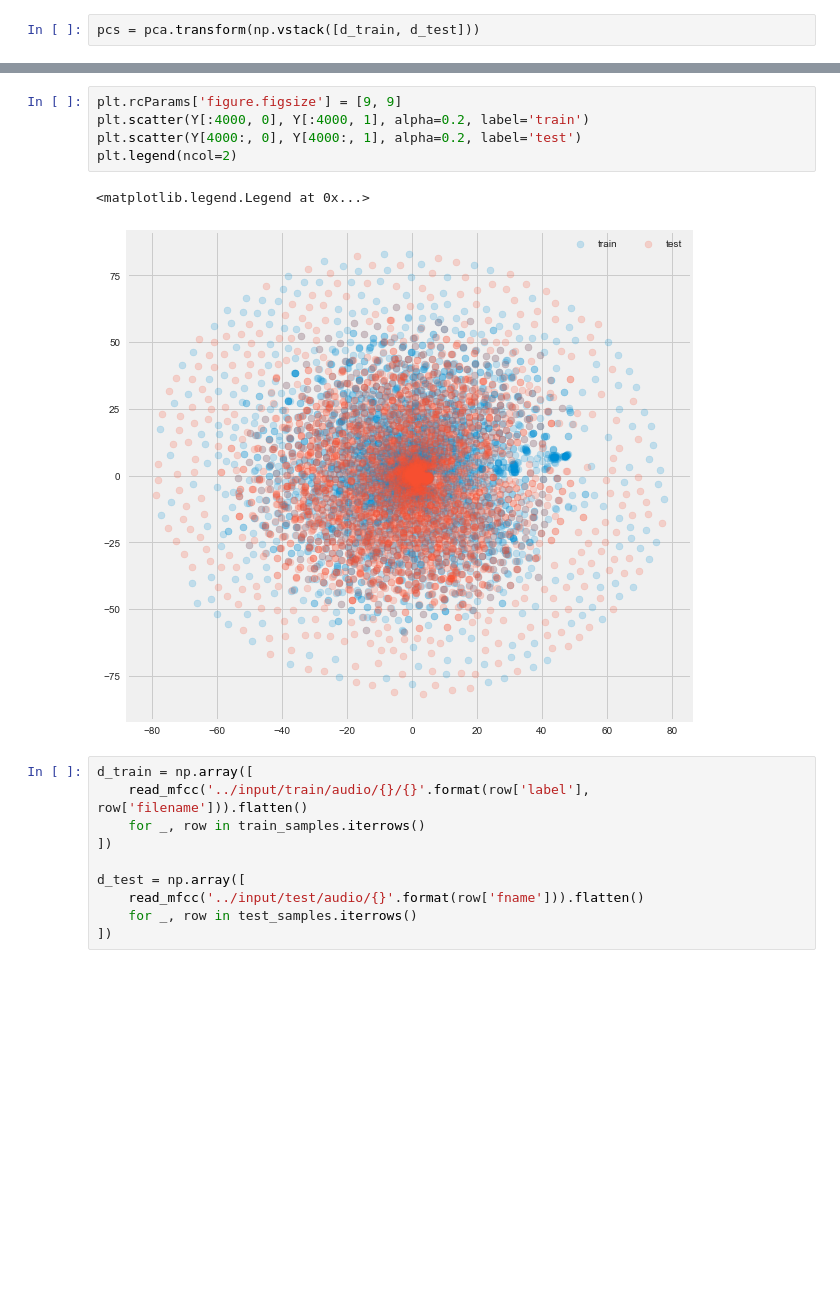
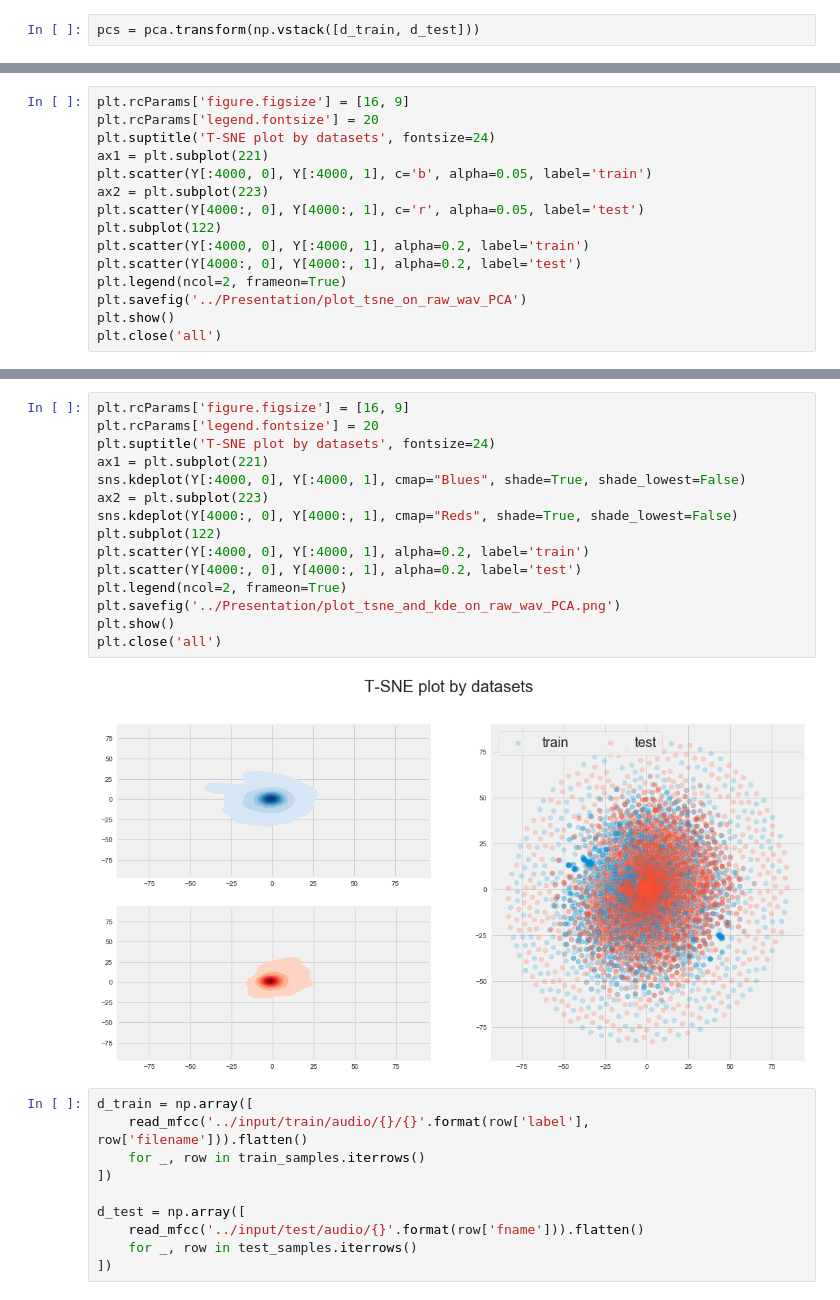
Before and after one commit to ryancheunggit/tensorflow-speech-recognition-challenge, a Jupyter notebook: Presentation/Visualize_discrepency.ipynb, the cells around one changed output, grey strips where cells are left out. Drawn from its saved outputs; the diff is of its cells as text; blank space fills up the shorter version.

```diff
--- a/Presentation/Visualize_discrepency.ipynb
+++ b/Presentation/Visualize_discrepency.ipynb
@@ -78,0 +79,15 @@ Wall time: 7min 26s
+# %%
+plt.rcParams['figure.figsize'] = [16, 9]
+plt.rcParams['legend.fontsize'] = 20
+plt.suptitle('T-SNE plot by datasets', fontsize=24)
+ax1 = plt.subplot(221)
+plt.scatter(Y[:4000, 0], Y[:4000, 1], c='b', alpha=0.05, label='train')
+ax2 = plt.subplot(223)
+plt.scatter(Y[4000:, 0], Y[4000:, 1], c='r', alpha=0.05, label='test')
+plt.subplot(122)
+plt.scatter(Y[:4000, 0], Y[:4000, 1], alpha=0.2, label='train')
+plt.scatter(Y[4000:, 0], Y[4000:, 1], alpha=0.2, label='test')
+plt.legend(ncol=2, frameon=True)
+plt.savefig('../Presentation/plot_tsne_on_raw_wav_PCA')
+plt.show()
+plt.close('all')
@@ -79,11 +96,20 @@ Wall time: 7min 26s
 # %%
-plt.rcParams['figure.figsize'] = [9, 9]
+plt.rcParams['figure.figsize'] = [16, 9]
+plt.rcParams['legend.fontsize'] = 20
+plt.suptitle('T-SNE plot by datasets', fontsize=24)
+ax1 = plt.subplot(221)
+sns.kdeplot(Y[:4000, 0], Y[:4000, 1], cmap="Blues", shade=True, shade_lowest=False)
+ax2 = plt.subplot(223)
+sns.kdeplot(Y[4000:, 0], Y[4000:, 1], cmap="Reds", shade=True, shade_lowest=False)
+plt.subplot(122)
 plt.scatter(Y[:4000, 0], Y[:4000, 1], alpha=0.2, label='train')
 plt.scatter(Y[4000:, 0], Y[4000:, 1], alpha=0.2, label='test')
-plt.legend(ncol=2)
+plt.legend(ncol=2, frameon=True)
+plt.savefig('../Presentation/plot_tsne_and_kde_on_raw_wav_PCA.png')
+plt.show()
+plt.close('all')
 # %% [output]
-<matplotlib.legend.Legend at 0x...>
-[figure, old version]
+[figure, new version]
 # %%
 d_train = np.array([
     read_mfcc('../input/train/audio/{}/{}'.format(row['label'], row['filename'])).flatten()
```
Also changed, not shown: parts of 10 cells of this notebook, 32 other files.
